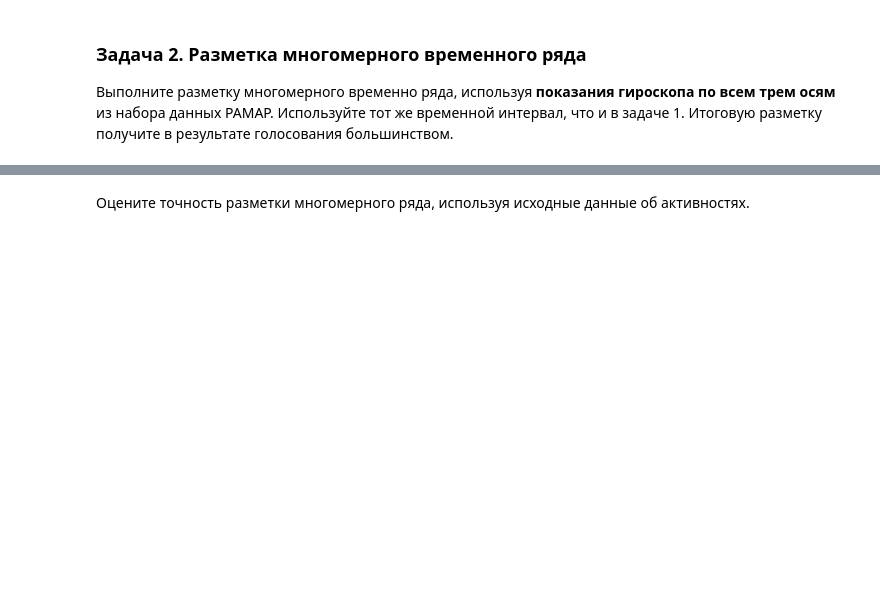
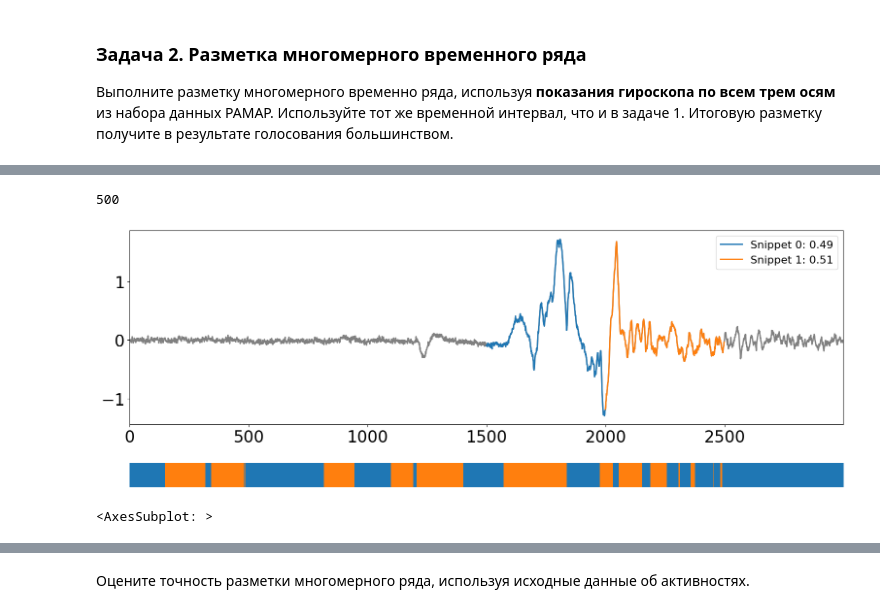
Before and after one commit to wilkak/2024-Gorbunov-TimeSeriesCourse, a Jupyter notebook: practice/05 Snippets/05 Snippets.ipynb, the cells around one changed output, grey strips where cells are left out. Saved outputs shown, nothing was run; the diff lists cells and outputs as text; code cells hidden in the pictures; blank space fills up the shorter version.

```diff
--- a/practice/05 Snippets/05 Snippets.ipynb
+++ b/practice/05 Snippets/05 Snippets.ipynb
@@ -316,0 +124,6 @@ print("Количество точек данных:", len(filtered_data))
+# %%
+plot_snippets(filtered_data[:,1], snp[1])
+# %% [output]
+500
+[figure, added]
+<AxesSubplot: >
```
Also changed, not shown: parts of 24 cells of this notebook, 3 other files.
